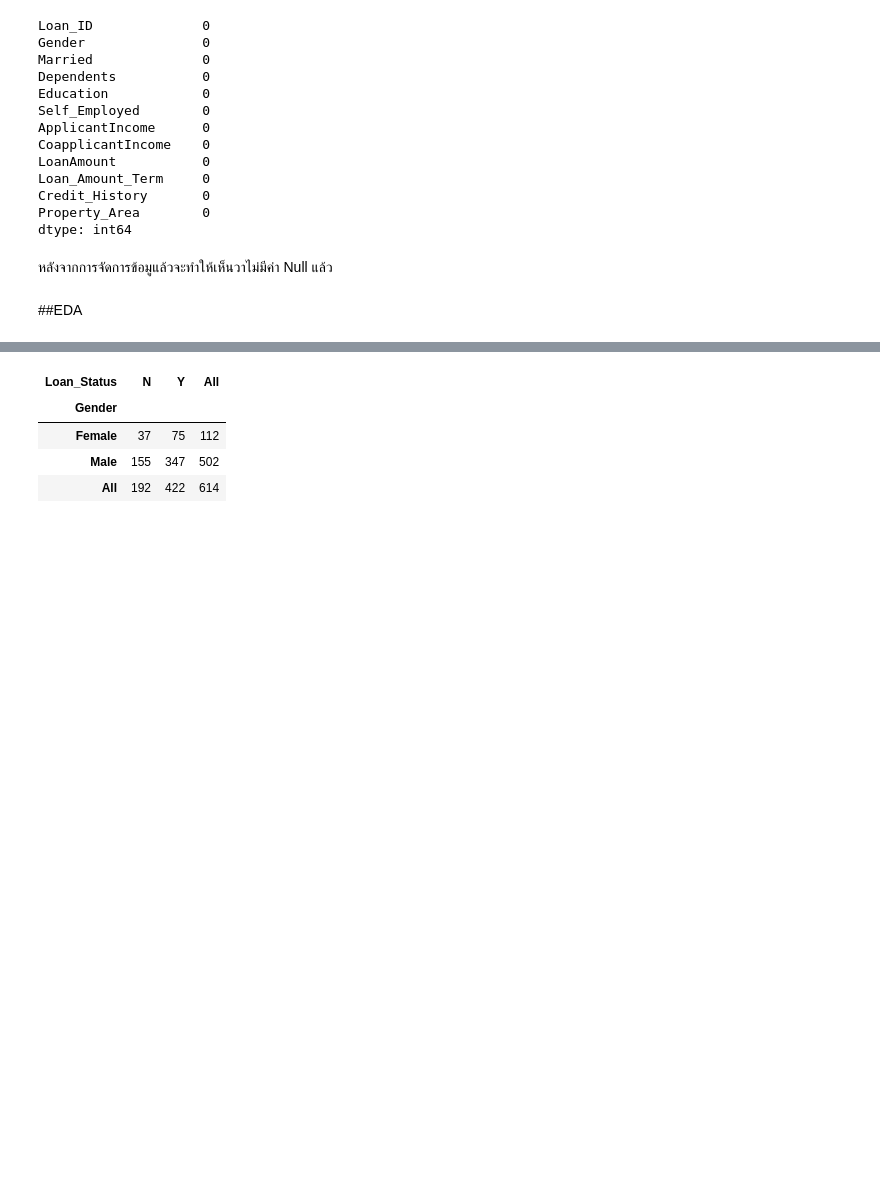
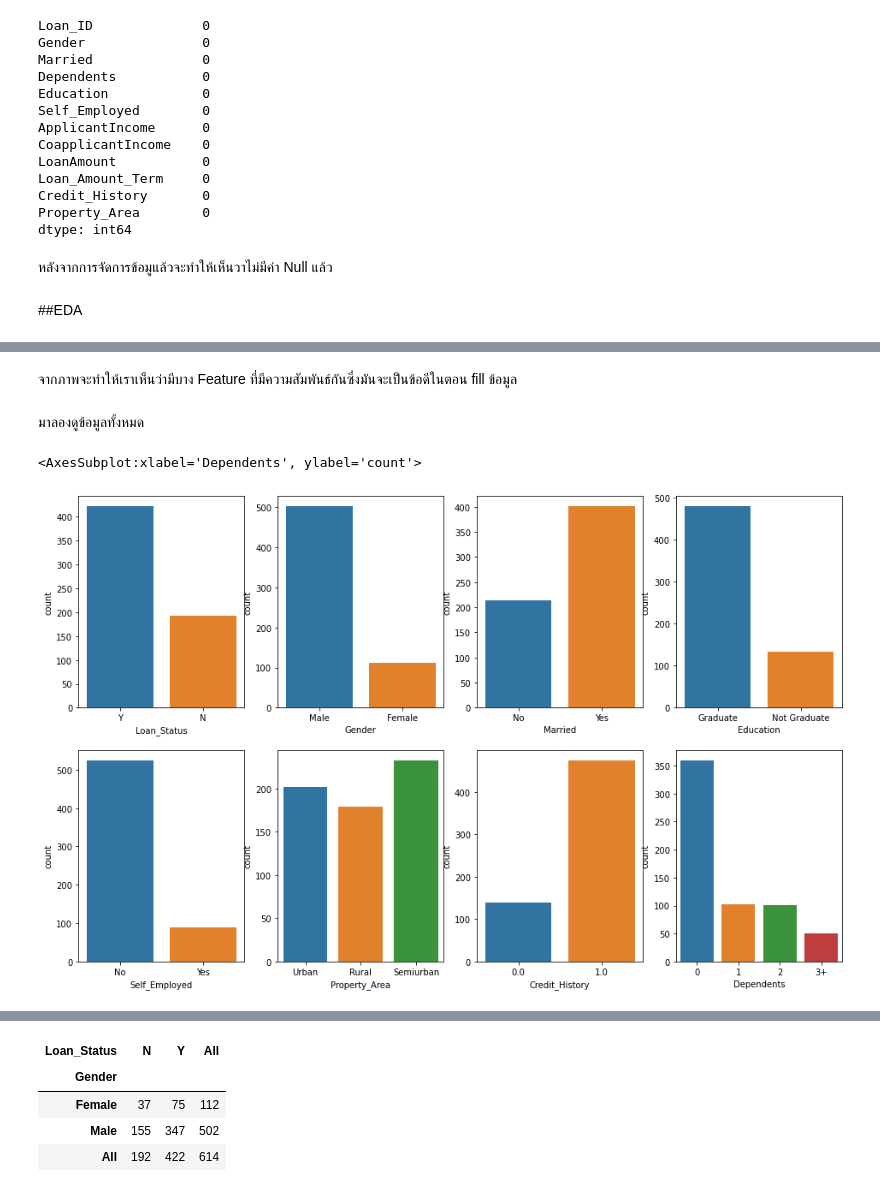
Before and after one commit to BankTHP/Loan-Prediction-0.81, a Jupyter notebook: Loan-Prediction-0.81.ipynb, the cells around one changed output, grey strips where cells are left out. Saved outputs shown, nothing was run; the diff lists cells and outputs as text; code cells hidden in the pictures; blank space fills up the shorter version.

```diff
--- a/Loan-Prediction-0.81.ipynb
+++ b/Loan-Prediction-0.81.ipynb
@@ -231,0 +226,17 @@ sns.heatmap(corr, annot=True)
+# %% [markdown]
+จากภาพจะทำให้เราเห็นว่ามีบาง Feature ที่มีความสัมพันธ์กันซึ่งมันจะเป็นข้อดีในตอน fill ข้อมูล
+# %% [markdown]
+มาลองดูข้อมูลทั้งหมด
+# %%
+fig,ax = plt.subplots(2,4,figsize=(16,10))
+sns.countplot('Loan_Status',data=train_data,ax=ax[0][0])
+sns.countplot('Gender',data=train_data,ax=ax[0][1])
+sns.countplot('Married',data=train_data,ax=ax[0][2])
+sns.countplot('Education',data=train_data,ax=ax[0][3])
+sns.countplot('Self_Employed',data=train_data,ax=ax[1][0])
+sns.countplot('Property_Area',data=train_data,ax=ax[1][1])
+sns.countplot('Credit_History',data=train_data,ax=ax[1][2])
+sns.countplot('Dependents',data=train_data,ax=ax[1][3])
+# %% [output]
+<AxesSubplot:xlabel='Dependents', ylabel='count'>
+[figure, added]
```
Also changed, not shown: parts of 30 cells of this notebook.
